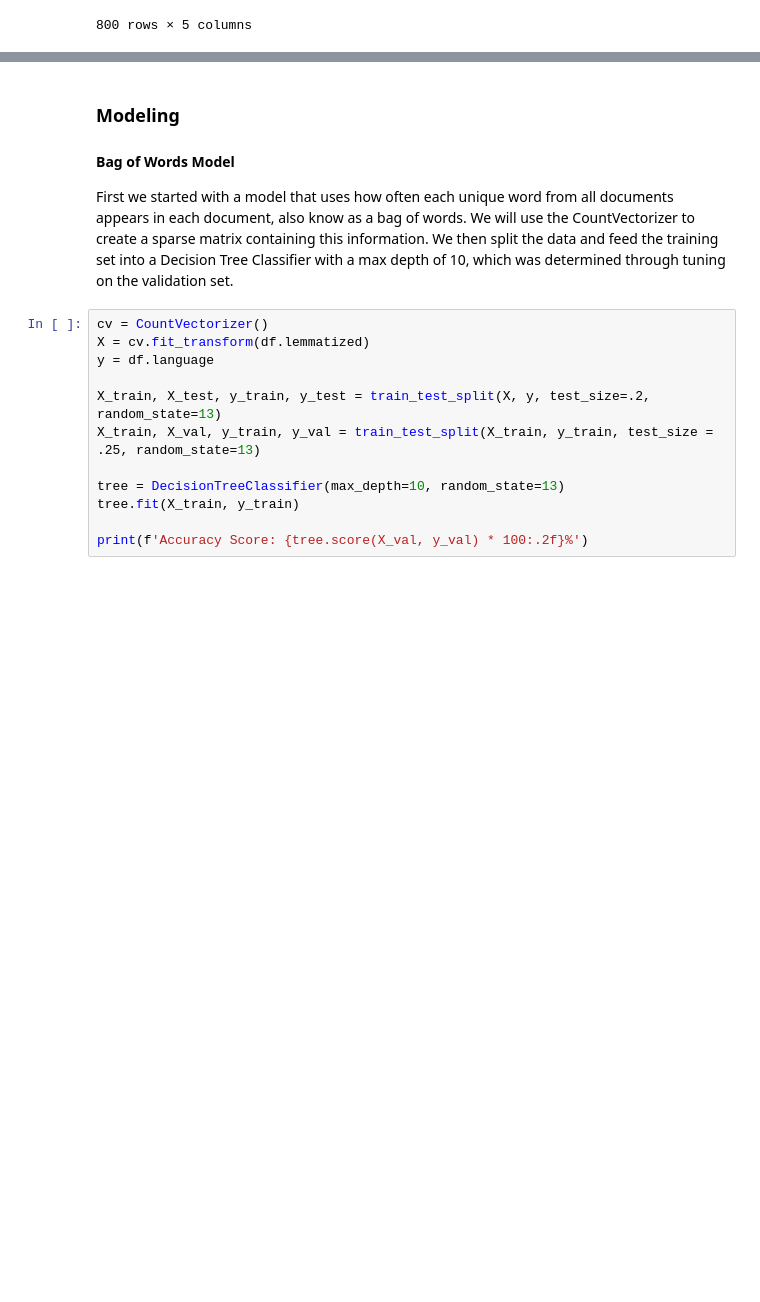
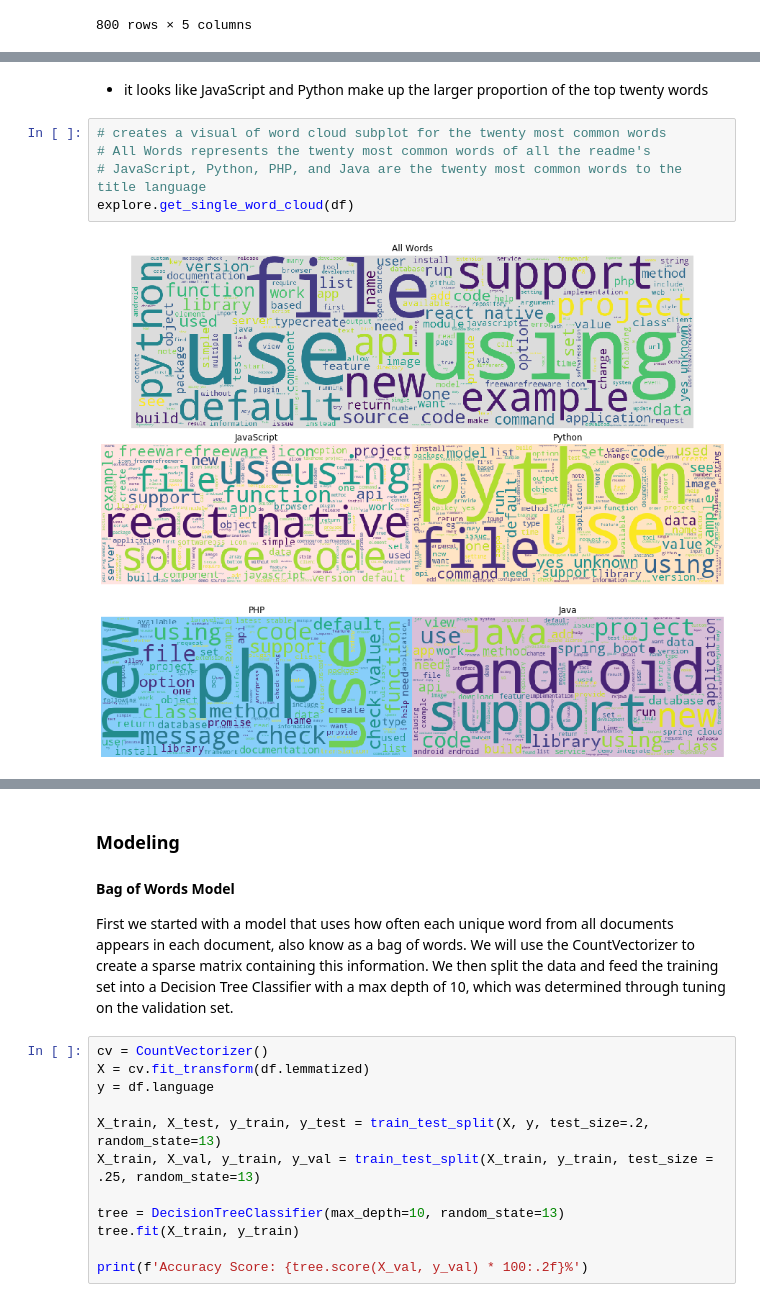
Before and after one commit to Three-Data-Guys/natural-language-processing-github, a Jupyter notebook: github_nlp.ipynb, the cells around one changed output, grey strips where cells are left out. Drawn from its saved outputs; the diff is of its cells as text; blank space fills up the shorter version.

```diff
--- a/github_nlp.ipynb
+++ b/github_nlp.ipynb
@@ -104,0 +119,9 @@ df
+# %% [markdown]
+- it looks like JavaScript and Python make up the larger proportion of the top twenty words
+# %%
+# creates a visual of word cloud subplot for the twenty most common words
+# All Words represents the twenty most common words of all the readme's
+# JavaScript, Python, PHP, and Java are the twenty most common words to the title language
+explore.get_single_word_cloud(df)
+# %% [output]
+[figure, added]
```
Also changed, not shown: parts of 10 cells of this notebook.
